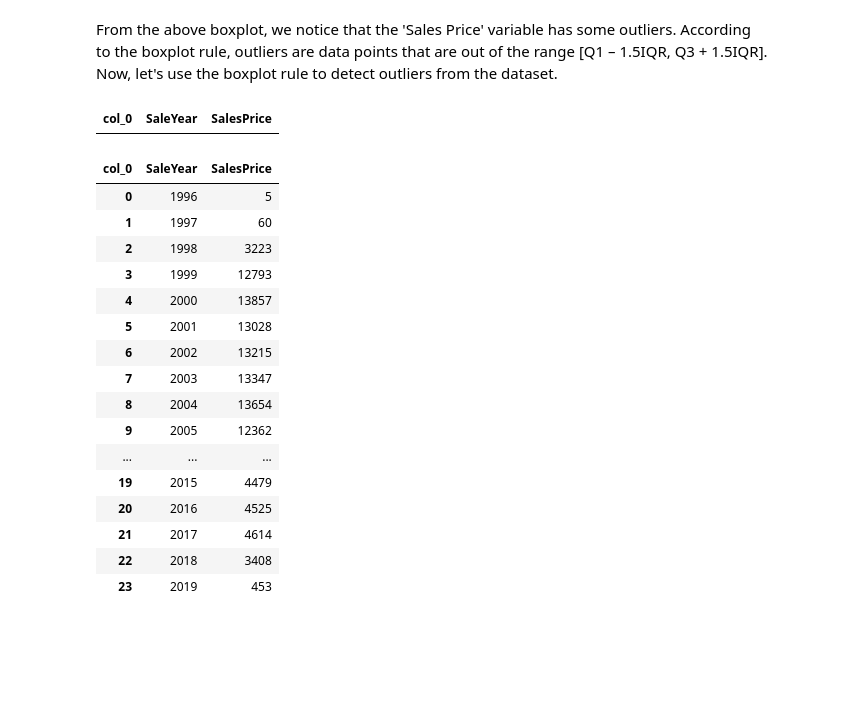
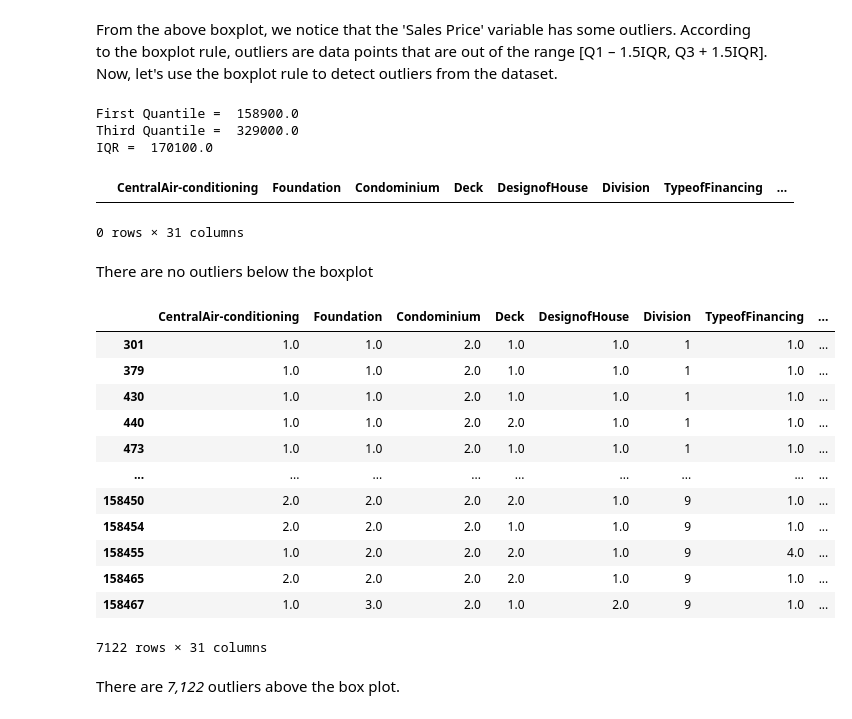
Before and after one commit to gassergalalali/MST-IST-5520-SP2020-Group-7, a Jupyter notebook: Milestone 2/3.SummarizationAndVisualization.ipynb, the cells around one changed output. Drawn from its saved outputs; the diff is of its cells as text; code cells hidden in the pictures; blank space fills up the shorter version.

```diff
--- a/Milestone 2/3.SummarizationAndVisualization.ipynb
+++ b/Milestone 2/3.SummarizationAndVisualization.ipynb
@@ -247,36 +255,45 @@ plt.show()
 From the above boxplot, we notice that the 'Sales Price' variable has some outliers. According to the boxplot rule, outliers are data points that are out of the range [Q1 – 1.5IQR, Q3 + 1.5IQR]. Now, let's use the boxplot rule to detect outliers from the dataset.
 # %%
 # Calculate the first quantile
-first_quantile = df2['SalesPrice'].quantile(0.25)
+first_quantile = dt['SalesPrice'].quantile(0.25)
 
 # Calculate the first quantile
-third_quantile = df2['SalesPrice'].quantile(0.75)
+third_quantile = dt['SalesPrice'].quantile(0.75)
 
 # Calculate the interquantile range (IQR)
 IQR = third_quantile - first_quantile
+
+print("First Quantile = ", first_quantile)
+print("Third Quantile = ", third_quantile)
+print("IQR = ", IQR)
+# %% [output]
+First Quantile =  158900.0
+Third Quantile =  329000.0
+IQR =  170100.0
 # %%
 # Outliers below the boxplot
-df2[df2['SalesPrice']<first_quantile-1.5*IQR]
+dt[dt['SalesPrice'] < first_quantile - 1.5*IQR]
 # %% [output]
-| col_0 | SaleYear | SalesPrice |
+|  | CentralAir-conditioning | Foundation | Condominium | Deck | DesignofHouse | Division | TypeofFinancing | ... |
+0 rows × 31 columns
+# %% [markdown]
+There are no outliers below the boxplot
 # %%
 # Outliers above the boxplot
-df2[df2['SalesPrice']>first_quantile-1.5*IQR]
+dt[dt['SalesPrice'] > third_quantile + 1.5*IQR]
 # %% [output]
-| col_0 | SaleYear | SalesPrice |
-| 0 | 1996 | 5 |
-| 1 | 1997 | 60 |
-| 2 | 1998 | 3223 |
-| 3 | 1999 | 12793 |
-| 4 | 2000 | 13857 |
-| 5 | 2001 | 13028 |
-| 6 | 2002 | 13215 |
-| 7 | 2003 | 13347 |
-| 8 | 2004 | 13654 |
-| 9 | 2005 | 12362 |
-| ... | ... | ... |
-| 19 | 2015 | 4479 |
-| 20 | 2016 | 4525 |
-| 21 | 2017 | 4614 |
-| 22 | 2018 | 3408 |
-| 23 | 2019 | 453 |
+|  | CentralAir-conditioning | Foundation | Condominium | Deck | DesignofHouse | Division | TypeofFinancing | ... |
+| 301 | 1.0 | 1.0 | 2.0 | 1.0 | 1.0 | 1 | 1.0 | ... |
+| 379 | 1.0 | 1.0 | 2.0 | 1.0 | 1.0 | 1 | 1.0 | ... |
+| 430 | 1.0 | 1.0 | 2.0 | 1.0 | 1.0 | 1 | 1.0 | ... |
+| 440 | 1.0 | 1.0 | 2.0 | 2.0 | 1.0 | 1 | 1.0 | ... |
+| 473 | 1.0 | 1.0 | 2.0 | 1.0 | 1.0 | 1 | 1.0 | ... |
+| ... | ... | ... | ... | ... | ... | ... | ... | ... |
+| 158450 | 2.0 | 2.0 | 2.0 | 2.0 | 1.0 | 9 | 1.0 | ... |
+| 158454 | 2.0 | 2.0 | 2.0 | 1.0 | 1.0 | 9 | 1.0 | ... |
+| 158455 | 1.0 | 2.0 | 2.0 | 2.0 | 1.0 | 9 | 4.0 | ... |
+| 158465 | 2.0 | 2.0 | 2.0 | 2.0 | 1.0 | 9 | 1.0 | ... |
+| 158467 | 1.0 | 3.0 | 2.0 | 1.0 | 2.0 | 9 | 1.0 | ... |
+7122 rows × 31 columns
+# %% [markdown]
+There are *7,122* outliers above the box plot.
```
Also changed, not shown: parts of 11 cells of this notebook, 2 other files.
